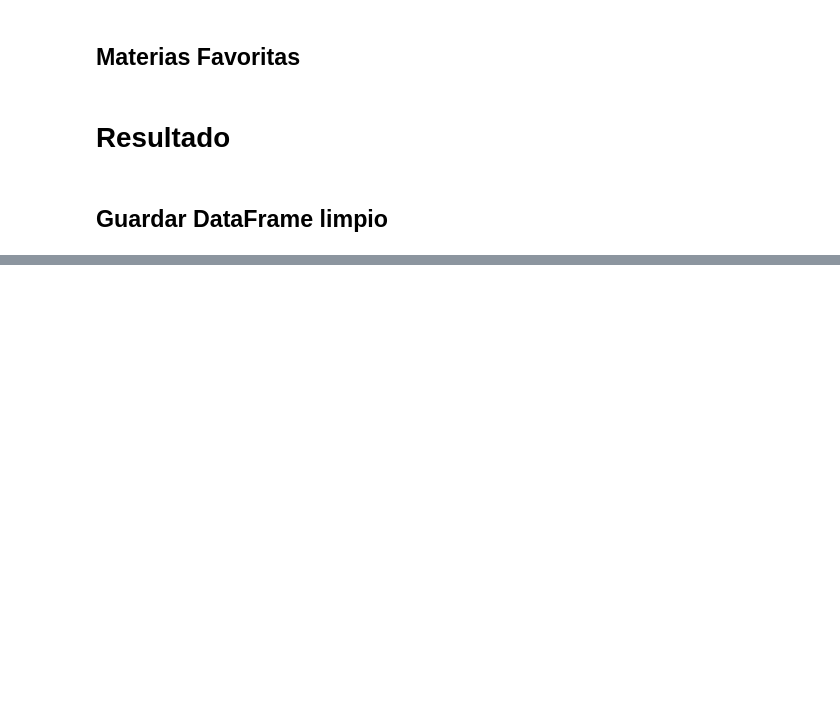
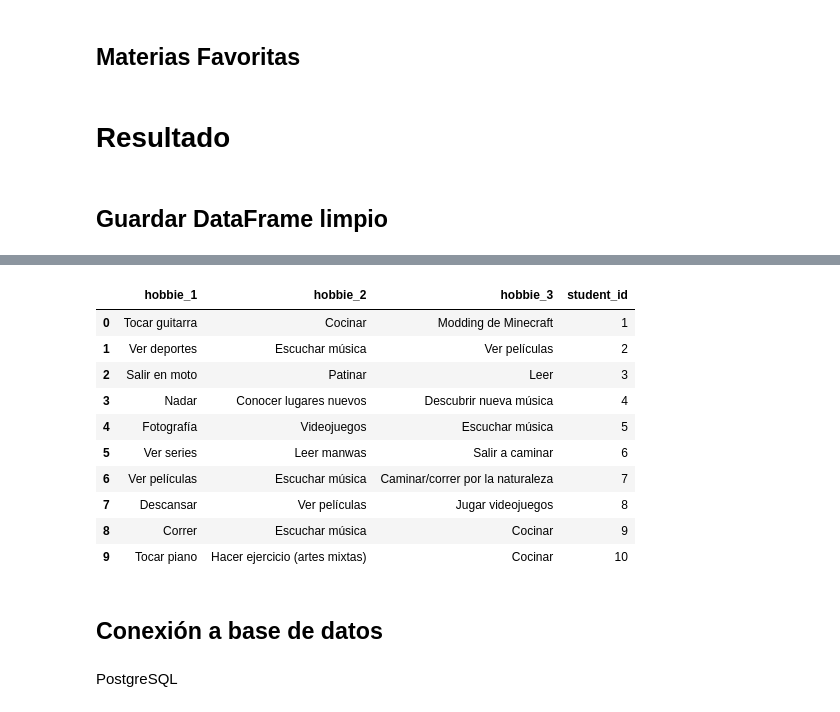
Before and after one commit to bryan-velasco/Ingenierina_de_datos, a Jupyter notebook: data_quality/ID_Cleaning.ipynb, the cells around one changed output, grey strips where cells are left out. Drawn from its saved outputs; the diff is of its cells as text; code cells hidden in the pictures; blank space fills up the shorter version.

```diff
--- a/data_quality/ID_Cleaning.ipynb
+++ b/data_quality/ID_Cleaning.ipynb
@@ -587,0 +626,37 @@ df.to_csv('DatosExamen_Limpio.csv', index=False)
+# %%
+state_list = pd.unique(pd.concat([df['state'], df['current_state']]).dropna())
+state_list = [state for state in state_list if pd.notna(state) and state != '']
+state_list.sort()
+state = pd.DataFrame(state_list, columns=['state_name'])
+state.rename(columns={'state_name': 'name'}, inplace=True)
+state.index += 1
+state['id'] = state.index
+# %%
+district_list = pd.unique(df['current_district'].dropna())
+district_list = [district for district in district_list if pd.notna(district) and district != '']
+district_list.sort()
+district = pd.DataFrame(district_list, columns=['district_name'])
+district = pd.merge(district, df[['current_district', 'current_state']].drop_duplicates(),
+                    left_on='district_name', right_on='current_district', how='left')
+district = pd.merge(district, state[['id', 'name']], left_on='current_state', right_on='name',
+                    how='left')
+district.drop(columns=['current_district', 'current_state', 'name'], inplace=True)
+district.rename(columns={'district_name': 'name', 'id': 'state_id'}, inplace=True)
+district.index += 1
+district['id'] = district.index
+# %%
+student = df[['name', 'age', 'grade_average', 'date_of_birth', 'is_working',
+               'workplace', 'semester', 'favorite_artist', 'number_of_residents',
+               'state', 'current_district']].copy()
+student.rename(columns={'state': 'birth_state'}, inplace=True)
+student = pd.merge(student, state[['id', 'name']], left_on='birth_state', right_on='name',
+                how='left', suffixes=('', '_birth_state'))
+student.drop(columns=['birth_state', 'name_birth_state'], inplace=True)
+student.rename(columns={'id': 'birth_state_id'}, inplace=True)
+
+student = pd.merge(student, district[['id', 'name']], left_on='current_district', right_on='name',
+                how='left', suffixes=('', '_district'))
+student.drop(columns=['current_district', 'name_district'], inplace=True)
+student.rename(columns={'id': 'current_district_id'}, inplace=True)
+student.index += 1
+student['id'] = student.index
@@ -587,0 +668,20 @@ df.to_csv('DatosExamen_Limpio.csv', index=False)
+# %%
+student_hobbies = df[['name', 'hobbie_1', 'hobbie_2', 'hobbie_3']]
+student_hobbies = student_hobbies.rename(columns={'hobbie_1': 'hobby_1', 'hobbie_2': 'hobby_2',
+                                                  'hobbie_3': 'hobby_3'})
+student_hobbies = pd.merge(student_hobbies, student[['id', 'name']], on='name', how='inner')
+student_hobbies.drop(columns=['name'], inplace=True)
+student_hobbies = student_hobbies.rename(columns={'id': 'student_id'})
+student_hobbies
+# %% [output]
+|  | hobbie_1 | hobbie_2 | hobbie_3 | student_id |
+| 0 | Tocar guitarra | Cocinar | Modding de Minecraft | 1 |
+| 1 | Ver deportes | Escuchar música | Ver películas | 2 |
+| 2 | Salir en moto | Patinar | Leer | 3 |
+| 3 | Nadar | Conocer lugares nuevos | Descubrir nueva música | 4 |
+| 4 | Fotografía | Videojuegos | Escuchar música | 5 |
+| 5 | Ver series | Leer manwas | Salir a caminar | 6 |
+| 6 | Ver películas | Escuchar música | Caminar/correr por la naturaleza | 7 |
+| 7 | Descansar | Ver películas | Jugar videojuegos | 8 |
+| 8 | Correr | Escuchar música | Cocinar | 9 |
+| 9 | Tocar piano | Hacer ejercicio (artes mixtas) | Cocinar | 10 |
@@ -587,0 +693,4 @@ df.to_csv('DatosExamen_Limpio.csv', index=False)
+# %% [markdown]
+## Conexión a base de datos
+# %% [markdown]
+PostgreSQL
```
Also changed, not shown: parts of 11 cells of this notebook.
